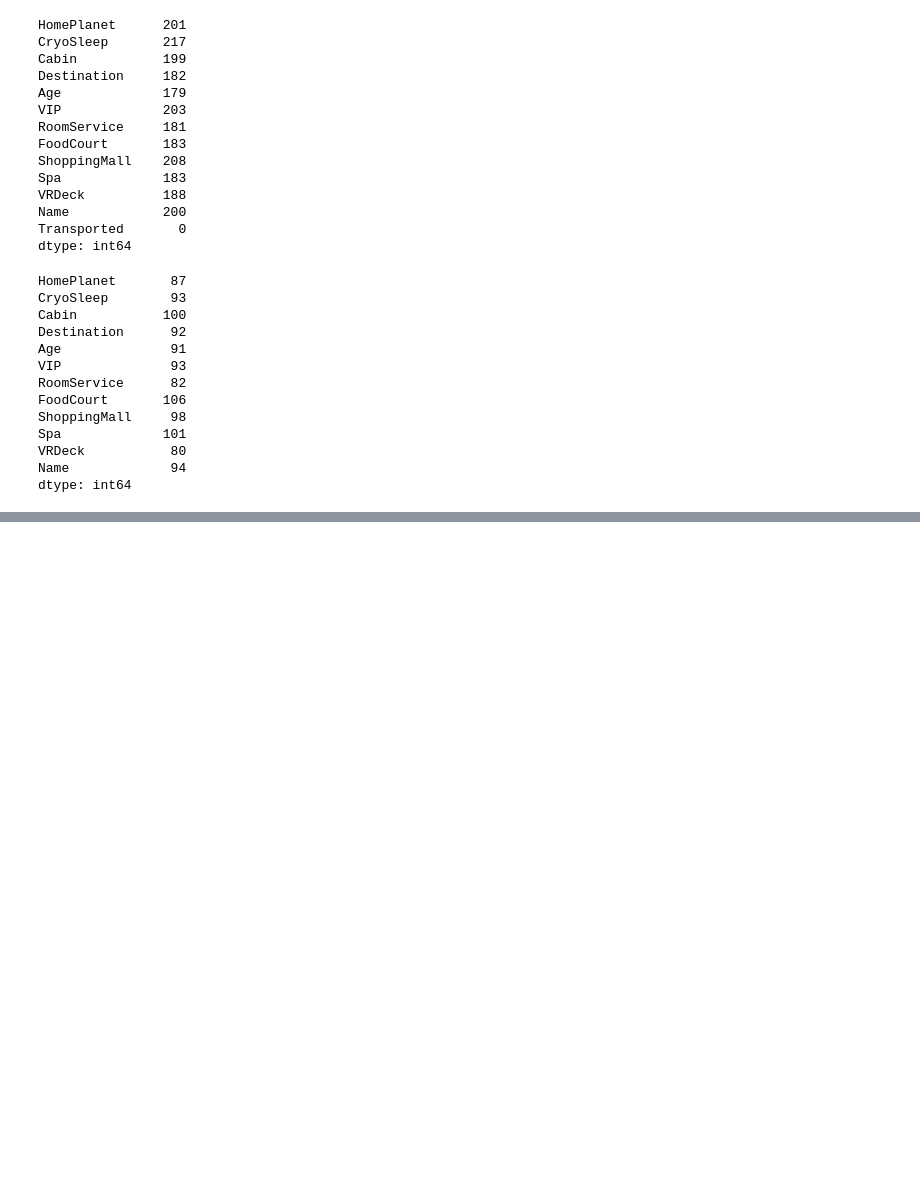
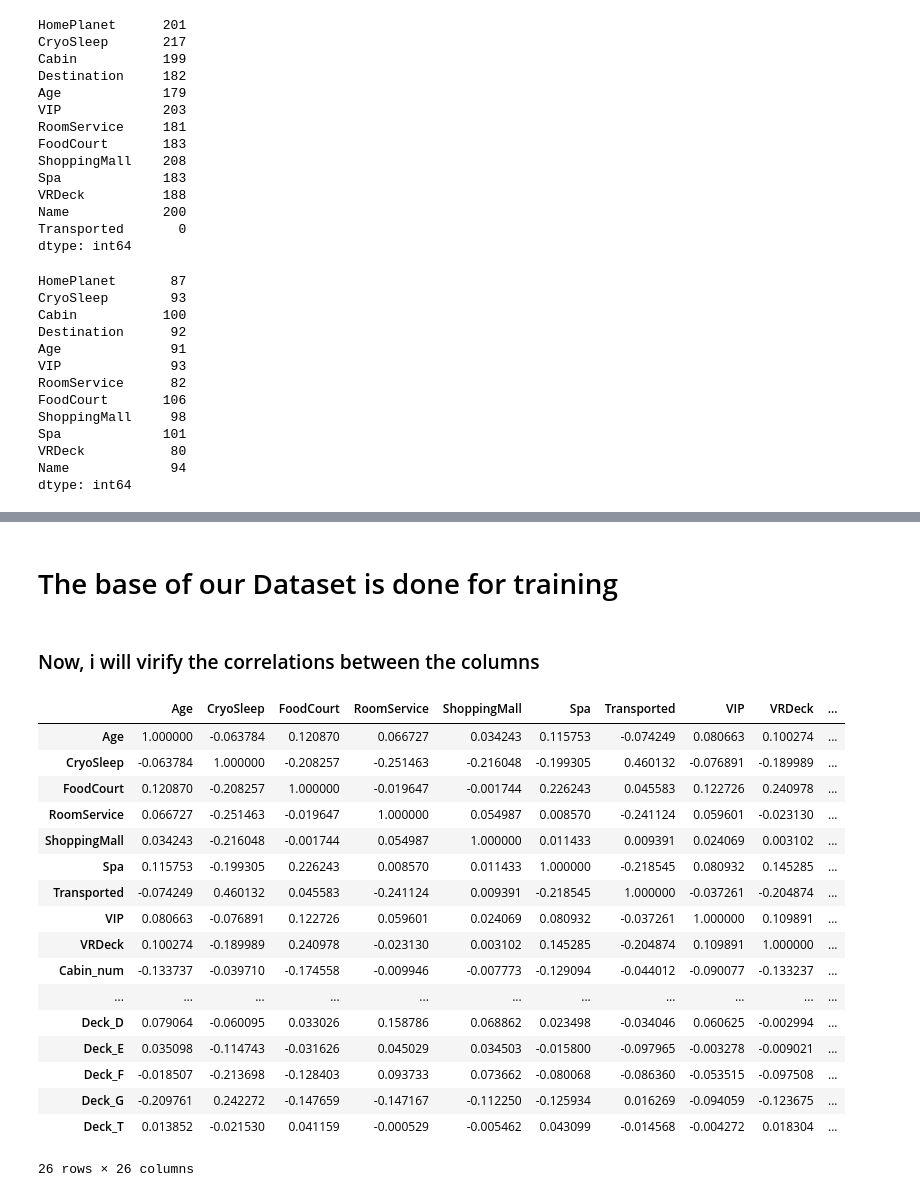
Before and after one commit to Pdrohhs/Data-Science-and-Machine-Learning, a Jupyter notebook: Spaceship Titanic/Spaceship Titanic FinalVersion.ipynb, the cells around one changed output, grey strips where cells are left out. Drawn from its saved outputs; the diff is of its cells as text; code cells hidden in the pictures; blank space fills up the shorter version.

```diff
--- a/Spaceship Titanic/Spaceship Titanic FinalVersion.ipynb
+++ b/Spaceship Titanic/Spaceship Titanic FinalVersion.ipynb
@@ -95,0 +98,2 @@ train_data['Transported'] = train_data['Transported'].astype(int)
+# %%
+data[["Deck", "Cabin_num", "Side"]] = data["Cabin"].str.split("/", expand=True)
@@ -130,0 +233,28 @@ dtype: int64
+# %% [markdown]
+# The base of our Dataset is done for training
+# %% [markdown]
+### Now, i will virify the correlations between the columns
+# %%
+# Select only the numeric columns
+data_numeric = data.select_dtypes(include=['number'])
+
+data_numeric.corr()
+# %% [output]
+|  | Age | CryoSleep | FoodCourt | RoomService | ShoppingMall | Spa | Transported | VIP | VRDeck | ... |
+| Age | 1.000000 | -0.063784 | 0.120870 | 0.066727 | 0.034243 | 0.115753 | -0.074249 | 0.080663 | 0.100274 | ... |
+| CryoSleep | -0.063784 | 1.000000 | -0.208257 | -0.251463 | -0.216048 | -0.199305 | 0.460132 | -0.076891 | -0.189989 | ... |
+| FoodCourt | 0.120870 | -0.208257 | 1.000000 | -0.019647 | -0.001744 | 0.226243 | 0.045583 | 0.122726 | 0.240978 | ... |
+| RoomService | 0.066727 | -0.251463 | -0.019647 | 1.000000 | 0.054987 | 0.008570 | -0.241124 | 0.059601 | -0.023130 | ... |
+| ShoppingMall | 0.034243 | -0.216048 | -0.001744 | 0.054987 | 1.000000 | 0.011433 | 0.009391 | 0.024069 | 0.003102 | ... |
+| Spa | 0.115753 | -0.199305 | 0.226243 | 0.008570 | 0.011433 | 1.000000 | -0.218545 | 0.080932 | 0.145285 | ... |
+| Transported | -0.074249 | 0.460132 | 0.045583 | -0.241124 | 0.009391 | -0.218545 | 1.000000 | -0.037261 | -0.204874 | ... |
+| VIP | 0.080663 | -0.076891 | 0.122726 | 0.059601 | 0.024069 | 0.080932 | -0.037261 | 1.000000 | 0.109891 | ... |
+| VRDeck | 0.100274 | -0.189989 | 0.240978 | -0.023130 | 0.003102 | 0.145285 | -0.204874 | 0.109891 | 1.000000 | ... |
+| Cabin_num | -0.133737 | -0.039710 | -0.174558 | -0.009946 | -0.007773 | -0.129094 | -0.044012 | -0.090077 | -0.133237 | ... |
+| ... | ... | ... | ... | ... | ... | ... | ... | ... | ... | ... |
+| Deck_D | 0.079064 | -0.060095 | 0.033026 | 0.158786 | 0.068862 | 0.023498 | -0.034046 | 0.060625 | -0.002994 | ... |
+| Deck_E | 0.035098 | -0.114743 | -0.031626 | 0.045029 | 0.034503 | -0.015800 | -0.097965 | -0.003278 | -0.009021 | ... |
+| Deck_F | -0.018507 | -0.213698 | -0.128403 | 0.093733 | 0.073662 | -0.080068 | -0.086360 | -0.053515 | -0.097508 | ... |
+| Deck_G | -0.209761 | 0.242272 | -0.147659 | -0.147167 | -0.112250 | -0.125934 | 0.016269 | -0.094059 | -0.123675 | ... |
+| Deck_T | 0.013852 | -0.021530 | 0.041159 | -0.000529 | -0.005462 | 0.043099 | -0.014568 | -0.004272 | 0.018304 | ... |
+26 rows × 26 columns
```
Also changed, not shown: parts of 89 cells of this notebook, 2 other files.
